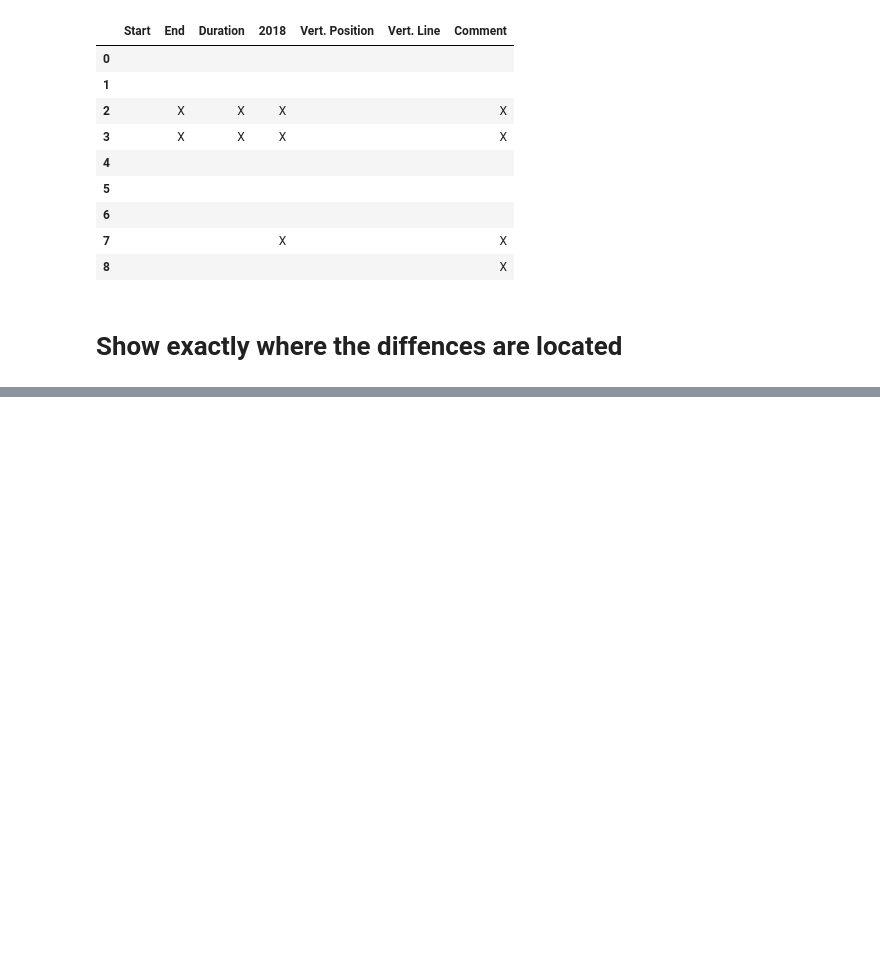
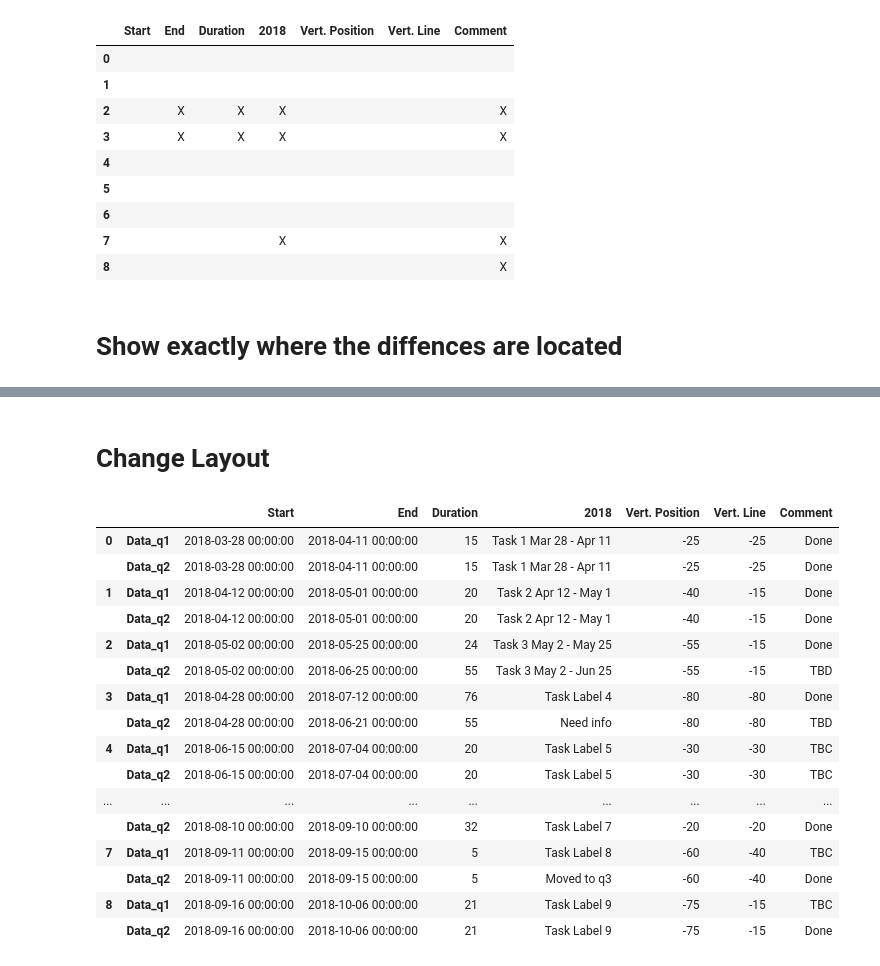
Before and after one commit to amir25-rahman/CompareTwoExcel, a Jupyter notebook: comp.ipynb, the cells around one changed output, grey strips where cells are left out. Cells and saved outputs as stored; diff of their text form; code cells hidden in the pictures; blank space fills up the shorter version.

```diff
--- a/comp.ipynb
+++ b/comp.ipynb
@@ -123,0 +127,31 @@ data_compare.to_excel('comp.xlsx')
+# %% [markdown]
+# Change Layout
+# %%
+df_mask = data_q1.compare(data_q2, keep_shape=True, align_axis=0).notnull().astype('int').rename(index={'self': 'Data_q1', 'other': 'Data_q2'}, level=-1)
+df_compare = data_q1.compare(data_q2, keep_shape=True, keep_equal=True, align_axis=0, ).rename(index={'self': 'Data_q1', 'other': 'Data_q2'}, level=-1)
+# %%
+def apply_color(x):
+    colors = {1: 'lightyellow', 0: 'white'}
+    return df_mask.applymap(lambda val: 'background-color: {}'.format(colors.get(val,'')))
+
+data_compare = df_compare.style.apply(apply_color, axis=None)
+# %%
+data_compare
+# %% [output]
+|  |  | Start | End | Duration | 2018 | Vert. Position | Vert. Line | Comment |
+| 0 | Data_q1 | 2018-03-28 00:00:00 | 2018-04-11 00:00:00 | 15 | Task 1 Mar 28 - Apr 11 | -25 | -25 | Done |
+|  | Data_q2 | 2018-03-28 00:00:00 | 2018-04-11 00:00:00 | 15 | Task 1 Mar 28 - Apr 11 | -25 | -25 | Done |
+| 1 | Data_q1 | 2018-04-12 00:00:00 | 2018-05-01 00:00:00 | 20 | Task 2 Apr 12 - May 1 | -40 | -15 | Done |
+|  | Data_q2 | 2018-04-12 00:00:00 | 2018-05-01 00:00:00 | 20 | Task 2 Apr 12 - May 1 | -40 | -15 | Done |
+| 2 | Data_q1 | 2018-05-02 00:00:00 | 2018-05-25 00:00:00 | 24 | Task 3 May 2 - May 25 | -55 | -15 | Done |
+|  | Data_q2 | 2018-05-02 00:00:00 | 2018-06-25 00:00:00 | 55 | Task 3 May 2 - Jun 25 | -55 | -15 | TBD |
+| 3 | Data_q1 | 2018-04-28 00:00:00 | 2018-07-12 00:00:00 | 76 | Task Label 4 | -80 | -80 | Done |
+|  | Data_q2 | 2018-04-28 00:00:00 | 2018-06-21 00:00:00 | 55 | Need info | -80 | -80 | TBD |
+| 4 | Data_q1 | 2018-06-15 00:00:00 | 2018-07-04 00:00:00 | 20 | Task Label 5 | -30 | -30 | TBC |
+|  | Data_q2 | 2018-06-15 00:00:00 | 2018-07-04 00:00:00 | 20 | Task Label 5 | -30 | -30 | TBC |
+| ... | ... | ... | ... | ... | ... | ... | ... | ... |
+|  | Data_q2 | 2018-08-10 00:00:00 | 2018-09-10 00:00:00 | 32 | Task Label 7 | -20 | -20 | Done |
+| 7 | Data_q1 | 2018-09-11 00:00:00 | 2018-09-15 00:00:00 | 5 | Task Label 8 | -60 | -40 | TBC |
+|  | Data_q2 | 2018-09-11 00:00:00 | 2018-09-15 00:00:00 | 5 | Moved to q3 | -60 | -40 | Done |
+| 8 | Data_q1 | 2018-09-16 00:00:00 | 2018-10-06 00:00:00 | 21 | Task Label 9 | -75 | -15 | TBC |
+|  | Data_q2 | 2018-09-16 00:00:00 | 2018-10-06 00:00:00 | 21 | Task Label 9 | -75 | -15 | Done |
```
Also changed, not shown: parts of 6 cells of this notebook.
